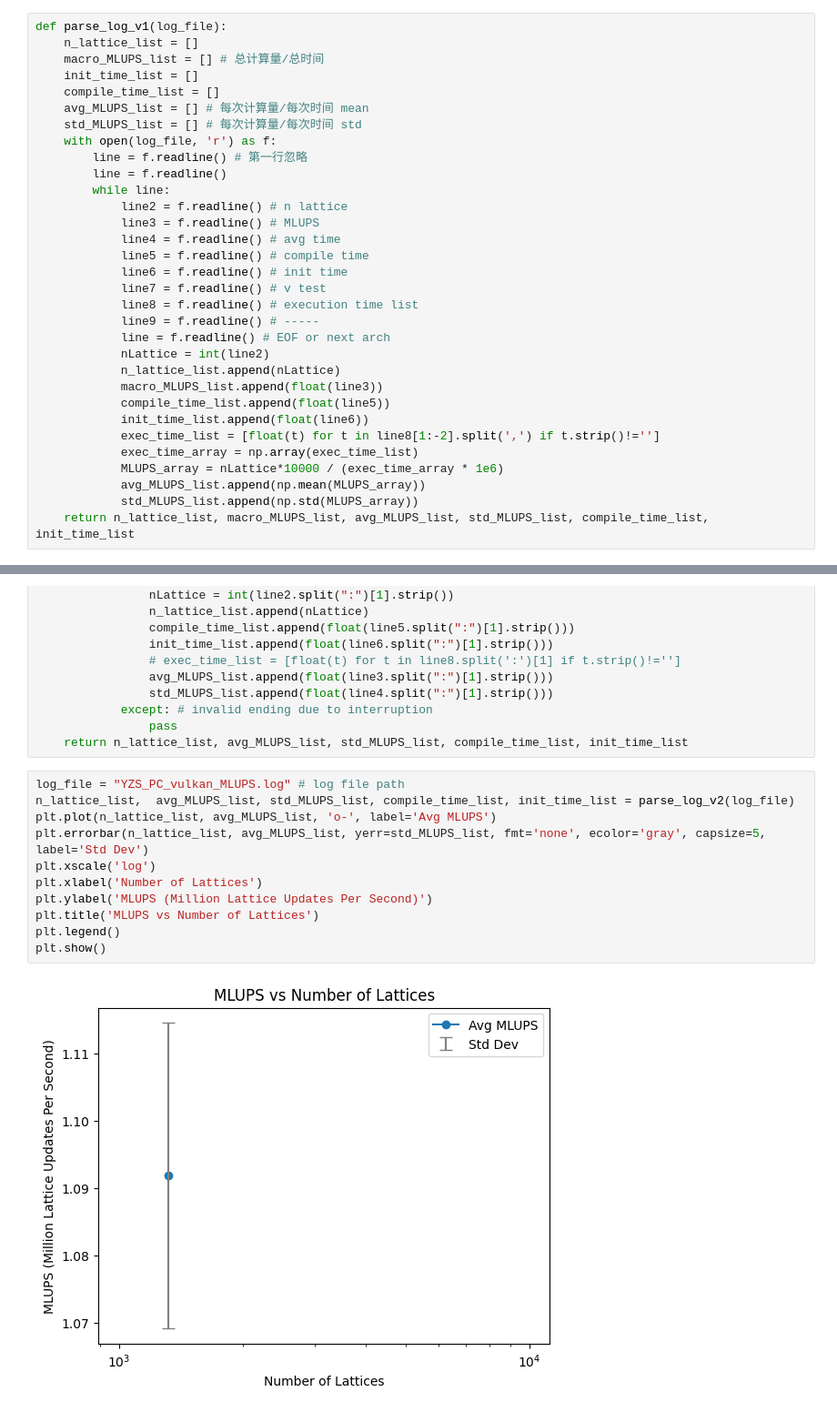
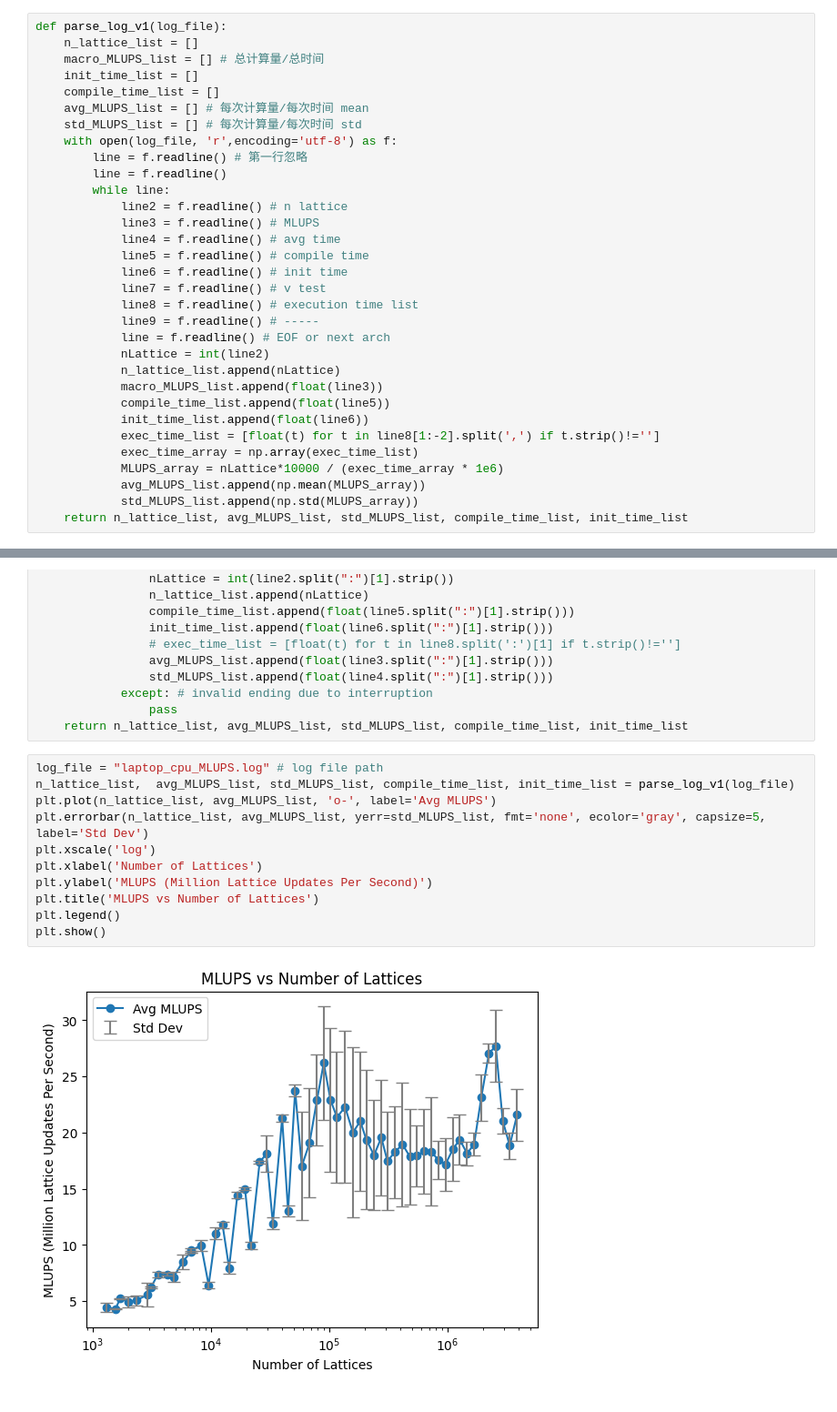
Before and after one commit to YueZeshi/LBM_porousChem, a Jupyter notebook: notebook/MLUPS_test.ipynb, the cells around one changed output, grey strips where cells are left out. Shown at 91% size. Saved outputs shown, nothing was run; the diff lists cells and outputs as text.

Commit message:
debug MLUPS_test.ipynb parse_log_v1

```diff
--- a/notebook/MLUPS_test.ipynb
+++ b/notebook/MLUPS_test.ipynb
@@ -18,7 +18,7 @@ def parse_log_v1(log_file):
     compile_time_list = []
     avg_MLUPS_list = [] # 每次计算量/每次时间 mean
     std_MLUPS_list = [] # 每次计算量/每次时间 std
-    with open(log_file, 'r') as f:
+    with open(log_file, 'r',encoding='utf-8') as f:
         line = f.readline() # 第一行忽略
         line = f.readline()
         while line:
@@ -41,7 +41,7 @@ def parse_log_v1(log_file):
             MLUPS_array = nLattice*10000 / (exec_time_array * 1e6)
             avg_MLUPS_list.append(np.mean(MLUPS_array))
             std_MLUPS_list.append(np.std(MLUPS_array))
-    return n_lattice_list, macro_MLUPS_list, avg_MLUPS_list, std_MLUPS_list, compile_time_list, init_time_list
+    return n_lattice_list, avg_MLUPS_list, std_MLUPS_list, compile_time_list, init_time_list
 # %%
 def parse_log_v2(log_file):
     n_lattice_list = []
@@ -73,18 +73,18 @@ def parse_log_v2(log_file):
                 pass
     return n_lattice_list, avg_MLUPS_list, std_MLUPS_list, compile_time_list, init_time_list
 # %%
-log_file = "YZS_PC_vulkan_MLUPS.log" # log file path
-n_lattice_list,  avg_MLUPS_list, std_MLUPS_list, compile_time_list, init_time_list = parse_log_v2(log_file)
+log_file = "laptop_cpu_MLUPS.log" # log file path
+n_lattice_list,  avg_MLUPS_list, std_MLUPS_list, compile_time_list, init_time_list = parse_log_v1(log_file)
 plt.plot(n_lattice_list, avg_MLUPS_list, 'o-', label='Avg MLUPS')
 plt.errorbar(n_lattice_list, avg_MLUPS_list, yerr=std_MLUPS_list, fmt='none', ecolor='gray', capsize=5, label='Std Dev')
 plt.xscale('log')
 plt.xlabel('Number of Lattices')
 plt.ylabel('MLUPS (Million Lattice Updates Per Second)')
 plt.title('MLUPS vs Number of Lattices')
 plt.legend()
 plt.show()
 # %% [output]
-[figure, old version]
+[figure, new version]
 # %%
 plt.plot(n_lattice_list, compile_time_list, 'o-', label='Compile Time')
 plt.plot(n_lattice_list, init_time_list, 'o-', label='Init Time')
```
Also changed, not shown: parts of 1 cell of this notebook.
